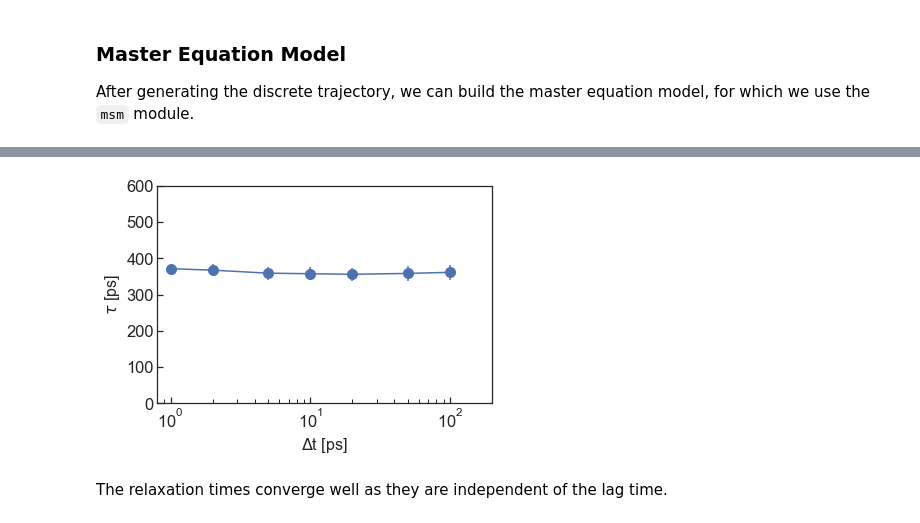
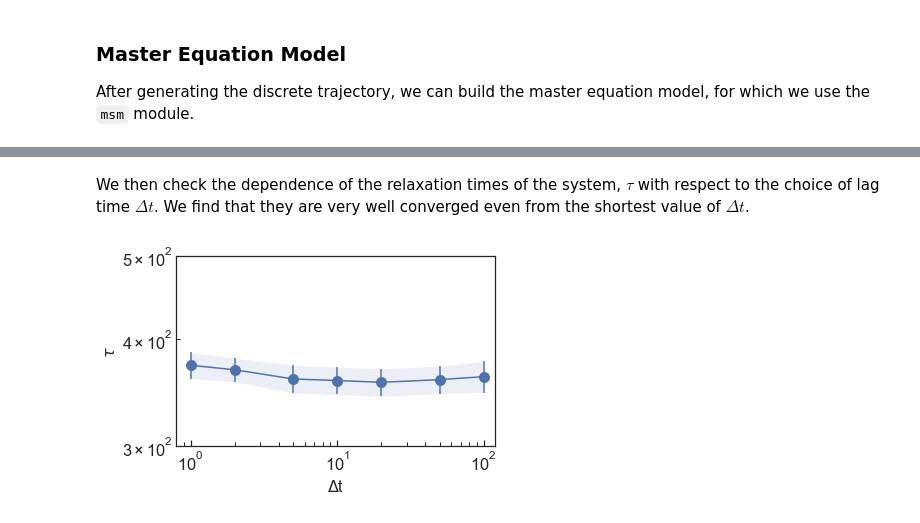
Before and after one commit to BioKT/MasterMSM, a Jupyter notebook: examples/brownian_dynamics_1D/1D_smFS_MSM.ipynb, the cells around one changed output, grey strips where cells are left out. Cells and saved outputs as stored; diff of their text form; code cells hidden in the pictures.

```diff
--- a/examples/brownian_dynamics_1D/1D_smFS_MSM.ipynb
+++ b/examples/brownian_dynamics_1D/1D_smFS_MSM.ipynb
@@ -40,6 +45,6 @@ Text(0.5, 0, 'time')
 # %%
 fig, ax = plt.subplots(figsize=(6,4))
-hist, bin_edges = np.histogram(data[:,1], bins=np.linspace(-7,7,35),\
+hist, bin_edges = np.histogram(data[:,1], bins=np.linspace(-7,7,30),\
                                density=True)
 bin_centers = [0.5*(bin_edges[i]+bin_edges[i+1]) \
                for i in range(len(bin_edges)-1)]
@@ -48,4 +53,5 @@ ax.set_xlim(-7,7)
 ax.set_ylim(0,8)
 ax.set_xlabel('x')
 _ = ax.set_ylabel('F ($k_BT$)')
+plt.tight_layout()
 # %% [output]
@@ -105,15 +110,19 @@ for i in [1, 2, 5, 10, 20, 50, 100]:
+# %% [markdown]
+We then check the dependence of the relaxation times of the system, $\tau$ with respect to the choice of lag time $\Delta t$. We find that they are very well converged even from the shortest value of $\Delta t$.
 # %%
-tau_vs_lagt = np.array([[x,msm_1D.msms[x].tauT[0],msm_1D.msms[x].tau_std[0]] \
+tau_vs_lagt = np.array([[x,msm_1D.msms[x].tauT[0], msm_1D.msms[x].tau_std[0]] \
                for x in sorted(msm_1D.msms.keys())])
 fig, ax = plt.subplots()
 ax.errorbar(tau_vs_lagt[:,0],tau_vs_lagt[:,1],fmt='o-', yerr=tau_vs_lagt[:,2], markersize=10)
 #ax.fill_between(10**np.arange(-0.2,3,0.2), 1e-1, 10**np.arange(-0.2,3,0.2), facecolor='lightgray')
-ax.set_xlabel(r'$\Delta$t [ps]', fontsize=16)
-ax.set_ylabel(r'$\tau$ [ps]', fontsize=16)
-ax.set_xlim(0.8,200)
-ax.set_ylim(0,600)
-_ = ax.set_xscale('log')
+ax.fill_between(tau_vs_lagt[:,0],tau_vs_lagt[:,1]+tau_vs_lagt[:,2], \
+                tau_vs_lagt[:,1]-tau_vs_lagt[:,2], alpha=0.1)
+ax.set_xlabel(r'$\Delta$t', fontsize=16)
+ax.set_ylabel(r'$\tau$', fontsize=16)
+ax.set_xlim(0.8,120)
+ax.set_ylim(3e2,500)
+ax.set_yscale('log')
+ax.set_xscale('log')
+plt.tight_layout()
 # %% [output]
-[figure, old version]
+[figure, new version]
-# %% [markdown]
-The relaxation times converge well as they are independent of the lag time.
```
Also changed, not shown: parts of 24 cells of this notebook.
